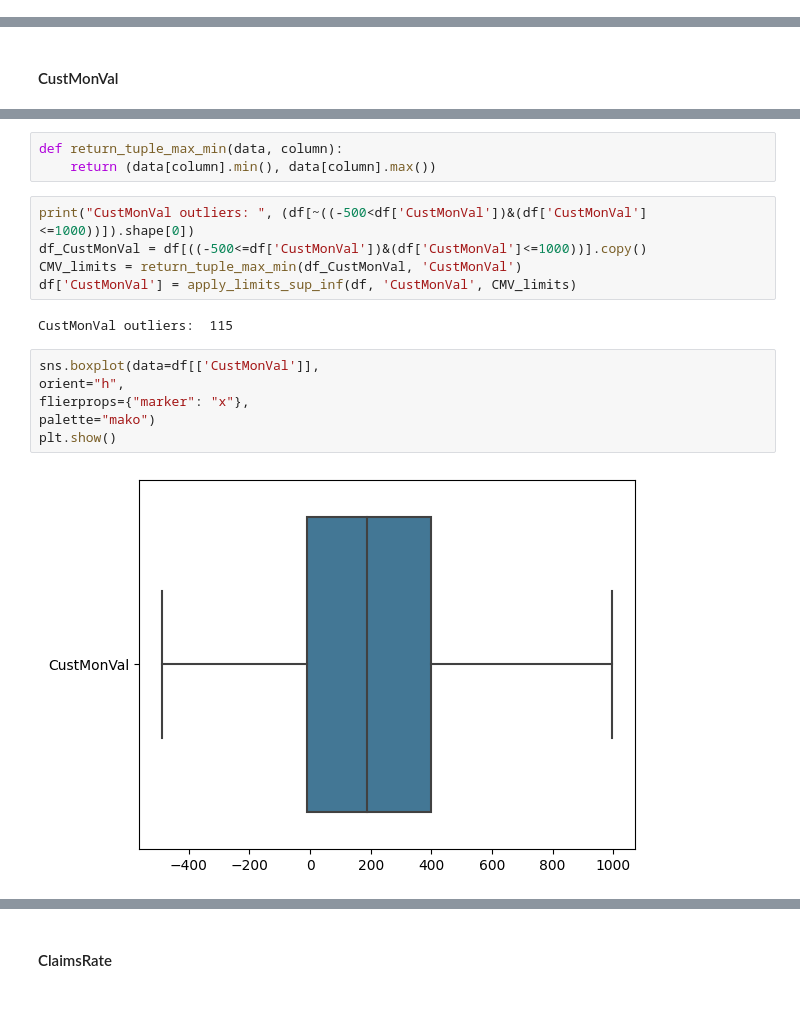
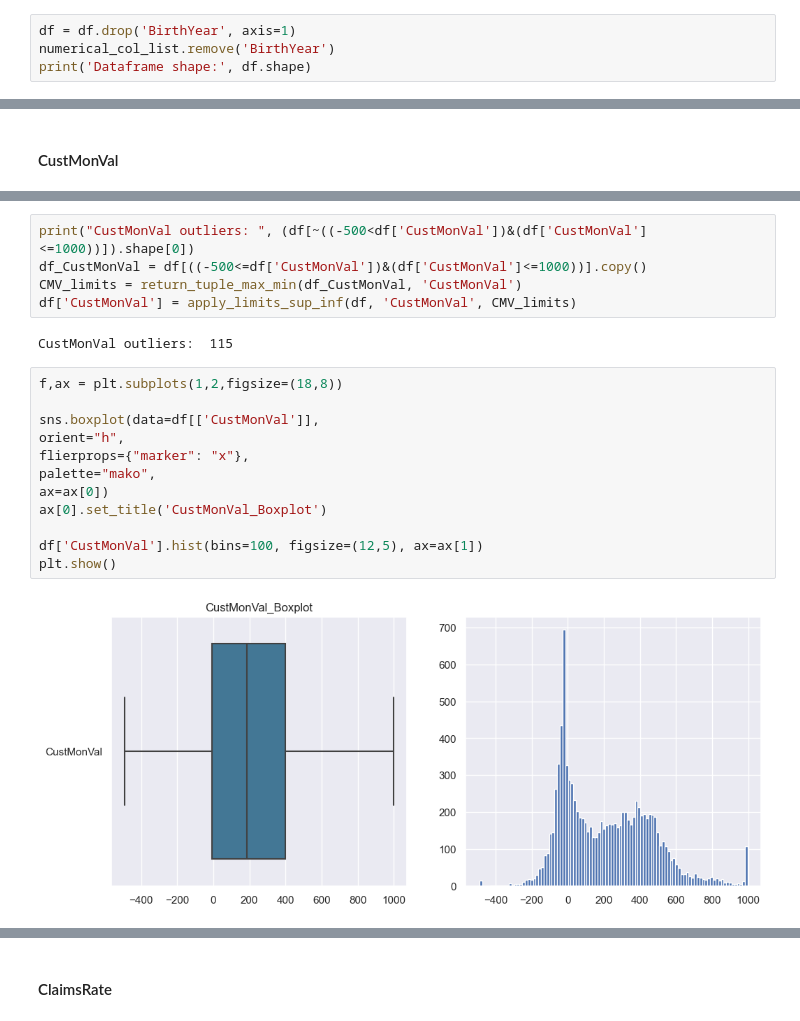
Before and after one commit to joicepreuss/DataMiningHMW--A2ZInsurance, a Jupyter notebook: A2ZInsurance.ipynb, the cells around one changed output, grey strips where cells are left out. Saved outputs shown, nothing was run; the diff lists cells and outputs as text.

```diff
--- a/A2ZInsurance.ipynb
+++ b/A2ZInsurance.ipynb
@@ -78,3 +129,7 @@ People who were born after taking out insurance are 19.41%
 print("Underage people who has insurance:", df[((2016 - df['BirthYear']) >= 15)&((2016 - df['BirthYear']) < 18)].shape[0])
 # %% [output]
 Underage people who has insurance: 116
+# %%
+df = df.drop('BirthYear', axis=1)
+numerical_col_list.remove('BirthYear')
+print('Dataframe shape:', df.shape)
@@ -191,6 +263,3 @@ df['CustMonVal'].hist(bins=100, figsize=(12,5))
-# %%
-def return_tuple_max_min(data, column):
-    return (data[column].min(), data[column].max())
 # %%
 print("CustMonVal outliers: ", (df[~((-500<df['CustMonVal'])&(df['CustMonVal']<=1000))]).shape[0])
 df_CustMonVal = df[((-500<=df['CustMonVal'])&(df['CustMonVal']<=1000))].copy()
@@ -199,10 +268,16 @@ df['CustMonVal'] = apply_limits_sup_inf(df, 'CustMonVal', CMV_limits)
 # %% [output]
 CustMonVal outliers:  115
 # %%
+f,ax = plt.subplots(1,2,figsize=(18,8))
+
 sns.boxplot(data=df[['CustMonVal']],
 orient="h",
 flierprops={"marker": "x"},
-palette="mako")
+palette="mako",
+ax=ax[0])
+ax[0].set_title('CustMonVal_Boxplot')
+
+df['CustMonVal'].hist(bins=100, figsize=(12,5), ax=ax[1])
 plt.show()
 # %% [output]
-[figure, old version]
+[figure, new version]
```
Also changed, not shown: parts of 101 cells of this notebook, 2 other files.
